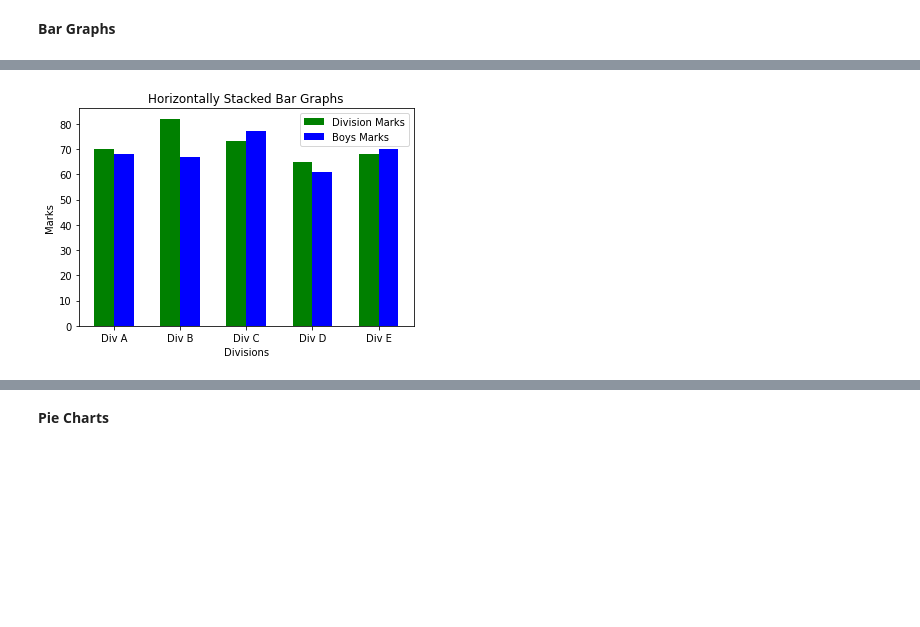
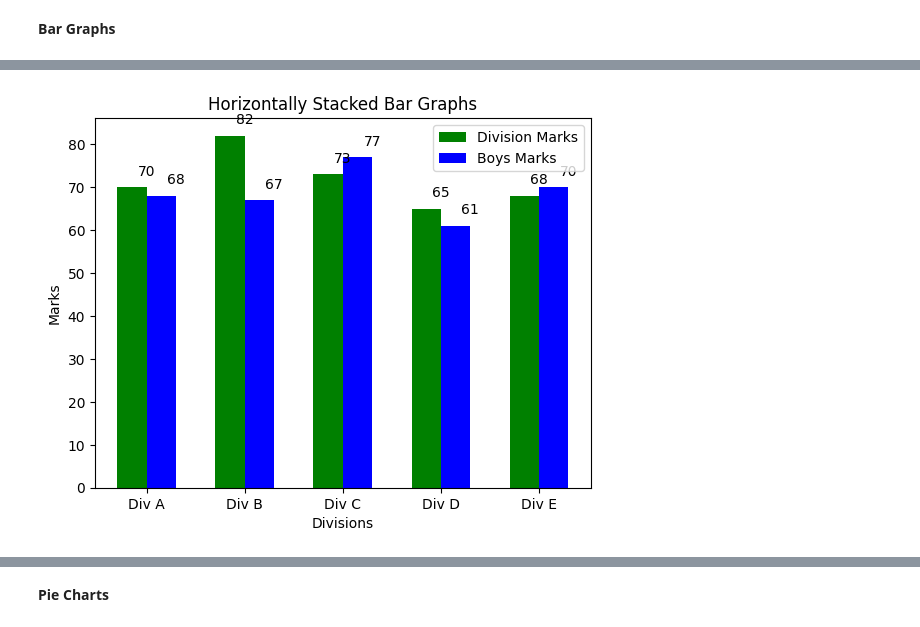
Before and after one commit to CIA66/23001042-15-ACIA-project-gold, a Jupyter notebook: CH3/CH3TP2_matplotlib.ipynb, the cells around one changed output, grey strips where cells are left out. Cells and saved outputs as stored; diff of their text form; code cells hidden in the pictures; blank space fills up the shorter version.

```diff
--- a/CH3/CH3TP2_matplotlib.ipynb
+++ b/CH3/CH3TP2_matplotlib.ipynb
@@ -107,22 +132,27 @@ plt.show()
 # %%
 divisions = ["Div A", "Div B", "Div C", "Div D", "Div E"]
-division_average_marks = [70,  82, 73, 65, 68]
+division_average_marks = [70, 82, 73, 65, 68]
 boys_average_marks = [68, 67, 77, 61, 70]
 
-index = np.arange(5)
+index = np.arange(5) # [0, 1, 2, 3, 4]
 width = 0.30
 
 plt.bar(index, division_average_marks, width, color='green', label='Division Marks')
 plt.bar(index+width, boys_average_marks, width, color='blue', label='Boys Marks')
 plt.title("Horizontally Stacked Bar Graphs")
 
 plt.ylabel("Marks")
 plt.xlabel("Divisions")
-plt.xticks(index+ width/2, divisions)
+plt.xticks(index + width / 2, divisions)
 
 plt.legend(loc='best')
+
+# Menambahkan label angka di dalam stacked bar
+for i in range(len(divisions)):
+    plt.text(index[i] + width / 2, division_average_marks[i] + 2, division_average_marks[i], ha='center', va='bottom', color='black')
+    plt.text(index[i] + width * 1.5, boys_average_marks[i] + 2, boys_average_marks[i], ha='center', va='bottom', color='black')
 plt.show()
 # %% [output]
-[figure, old version]
+[figure, new version]
 # %%
 divisions = ["Div A", "Div B", "Div C", "Div D", "Div E"]
```
Also changed, not shown: parts of 11 cells of this notebook, 14 other files.
